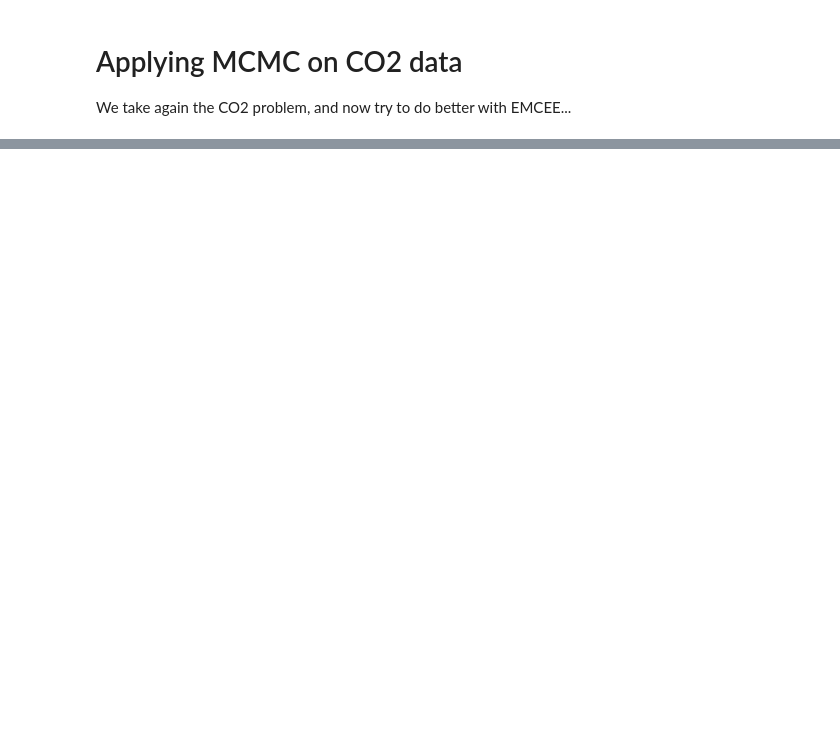
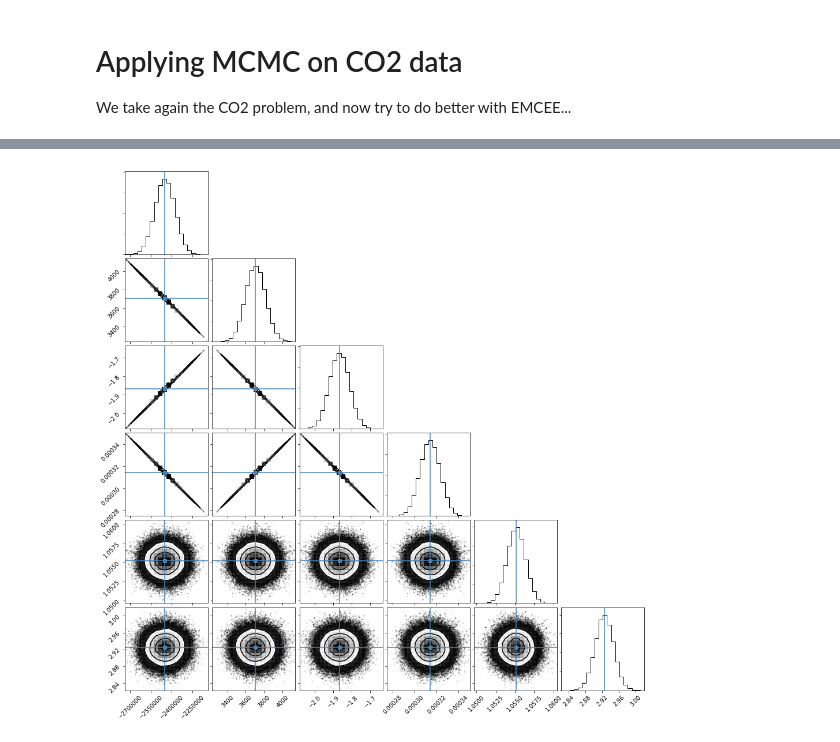
Before and after one commit to charlesll/ModelisationGeochimie, a Jupyter notebook: 04_CO2_better.ipynb, the cells around one changed output, grey strips where cells are left out. Saved outputs shown, nothing was run; the diff lists cells and outputs as text; code cells hidden in the pictures; blank space fills up the shorter version.

```diff
--- a/04_CO2_better.ipynb
+++ b/04_CO2_better.ipynb
@@ -78,0 +214,9 @@ plt.fill_between(time, un.nominal_values(pred) - un.std_devs(pred),
+# %%
+# Make the triangle plot.
+burnin = 500
+samples = sampler.chain[:, burnin:-1, :].reshape((-1, ndim))
+
+fig = corner.corner(samples,
+                      truths=p)
+# %% [output]
+[figure, added]
```
Also changed, not shown: parts of 21 cells of this notebook, 3 other files.
